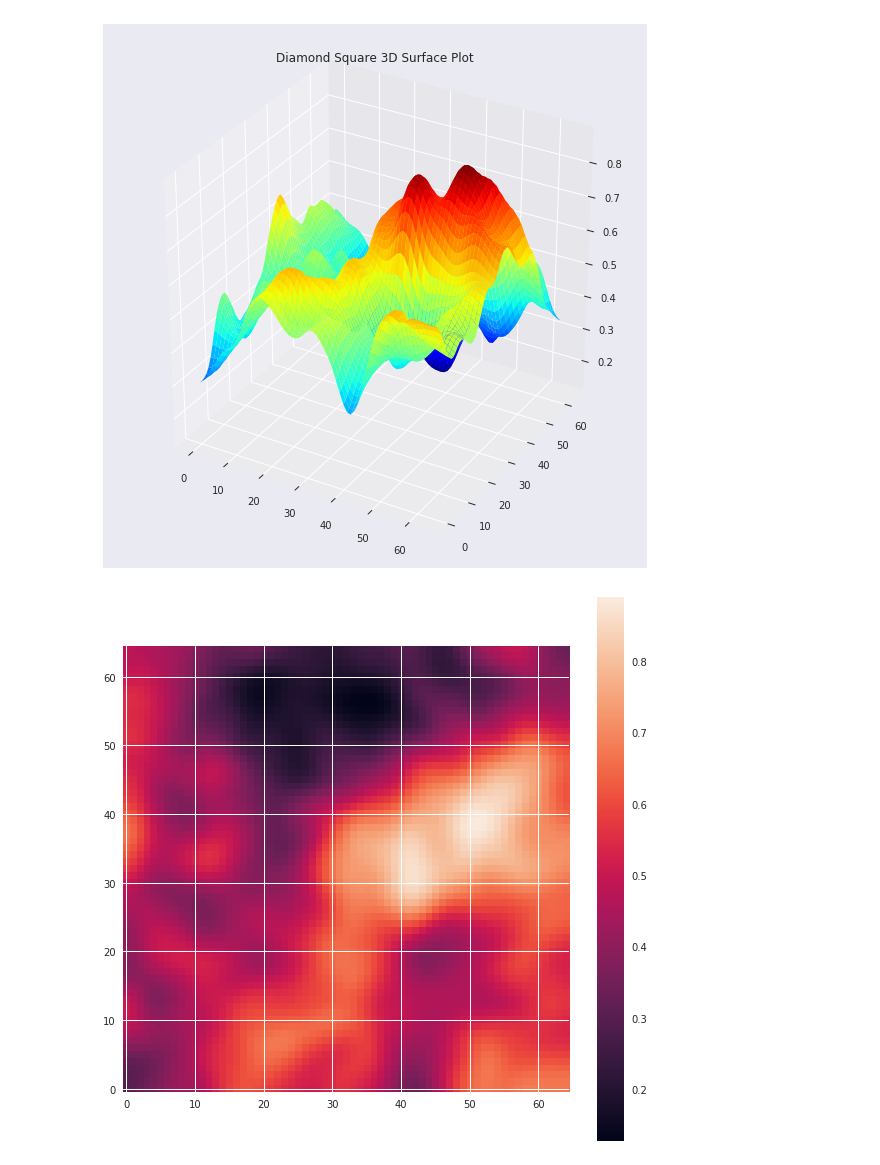
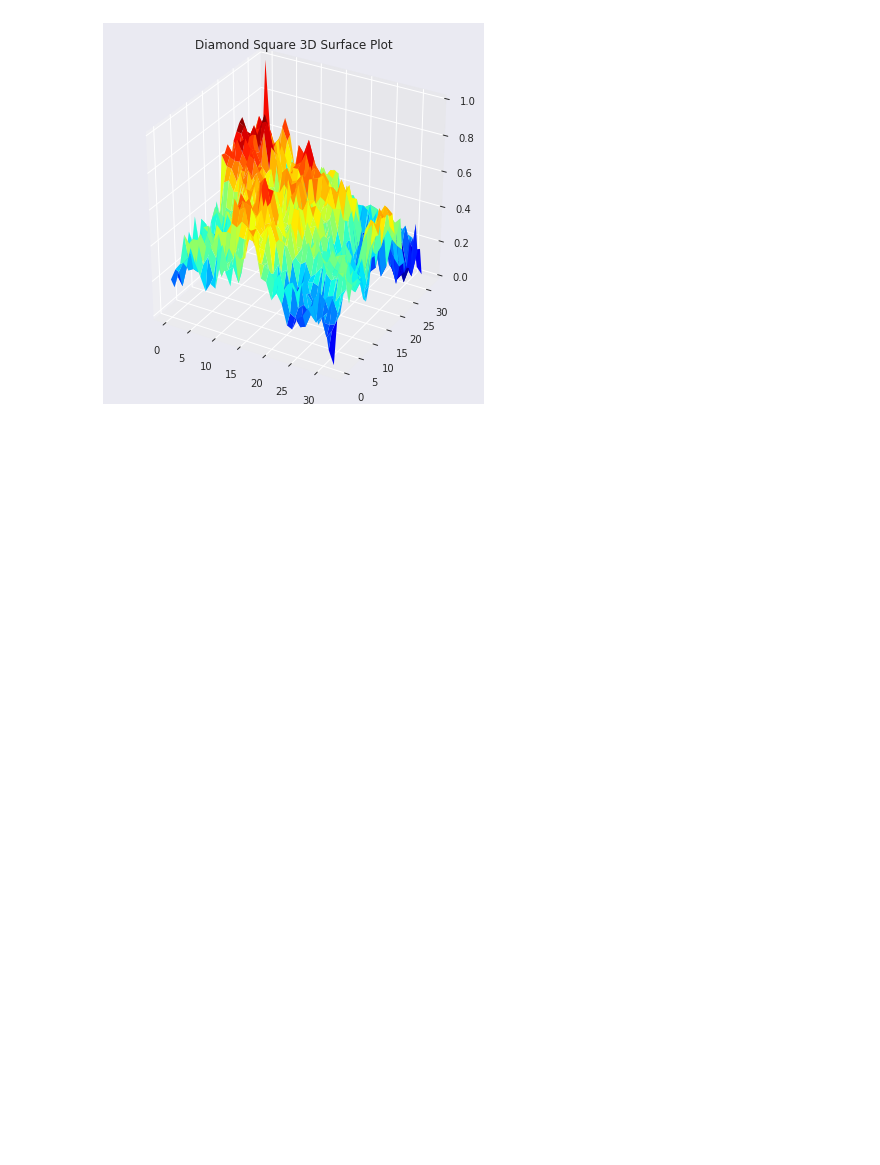
Before and after one commit to pauliwu/FYS4460, a Jupyter notebook: Project4/correlation.ipynb, the cells around one changed output. Saved outputs shown, nothing was run; the diff lists cells and outputs as text; code cells hidden in the pictures; blank space fills up the shorter version.

```diff
--- a/Project4/correlation.ipynb
+++ b/Project4/correlation.ipynb
@@ -7,28 +7,24 @@ from pylab import *
 # %%
 sns.set()
 sys.path.insert(0, '/home/andreas/Code/Software/Diamond_Square')
-rcParams['figure.figsize'] = [10, 10]
+rcParams['figure.figsize'] = [7, 7]
 # %%
 from methods import *
 
-ds_steps = 6
+ds_steps = 5
+p = 0.5
 max_rnd = 1.0
 plot_type = '3d'
 
 max_index = 2**ds_steps
 seeded_map = f_seed_grid(2**ds_steps+1, max_rnd)
 final_height_map = f_dsmain(seeded_map, ds_steps, max_index, max_rnd)
 
 final_height_map += abs(final_height_map.min())
 final_height_map /= abs(final_height_map.max())
 
-final_blurred = gaussian_filter(final_height_map, sigma=2)
+final_blurred = gaussian_filter(final_height_map, sigma=0)
 f_plotting(final_blurred, max_index, plot_type)
-
-imshow(final_blurred, origin='lower', interpolation='nearest')
-colorbar()
-show()
 # %% [output]
-[figure, old version]
+[figure, new version]
-[figure, removed]
 # %%
```
Also changed, not shown: parts of 6 cells of this notebook.
